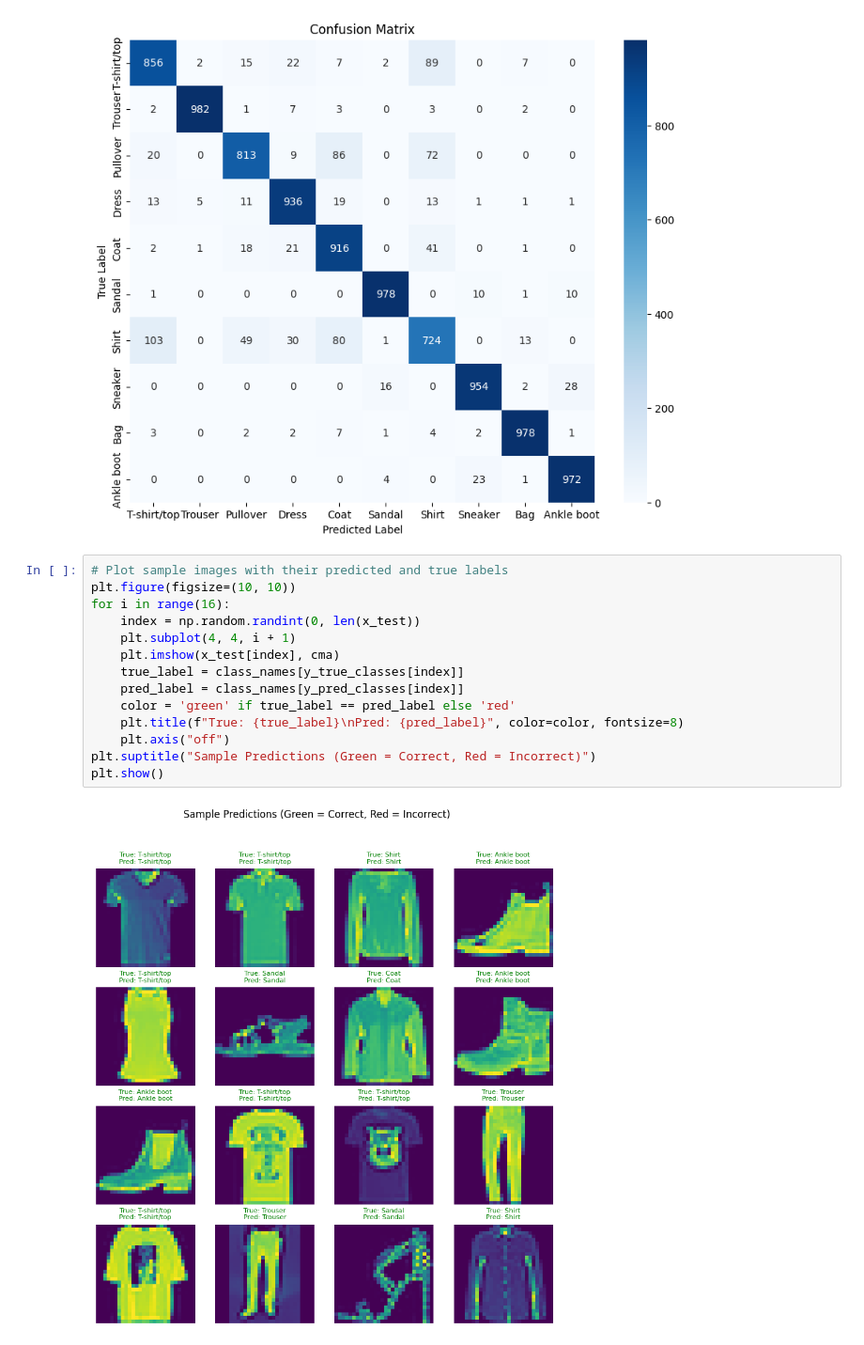
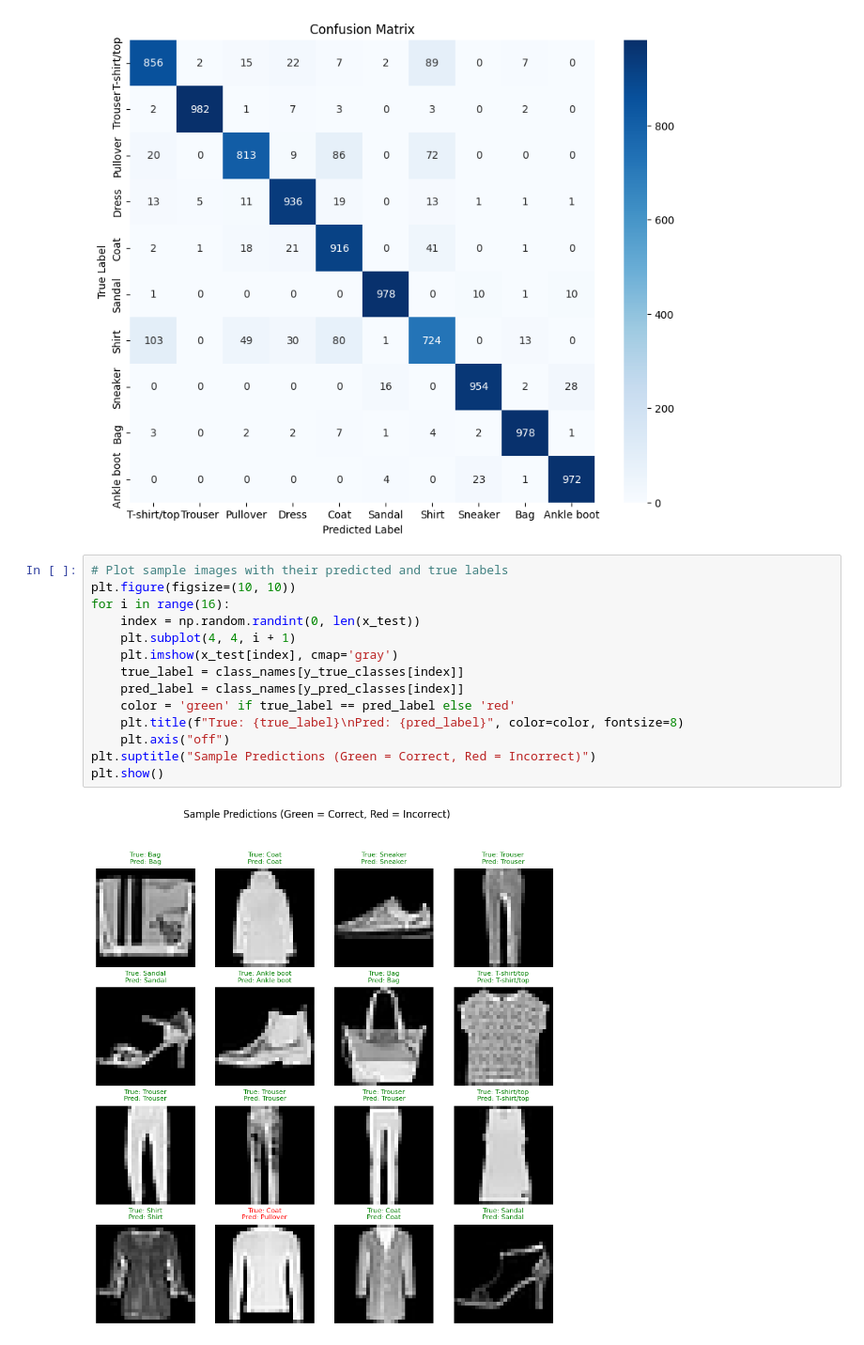
Before and after one commit to Mozoonn/arti560-computer-vision-labs, a Jupyter notebook: lab01-image-classification-cnn/lab01-image-classification-cnn-exercise.ipynb, the cells around one changed output. Shown at 94% size. Drawn from its saved outputs; the diff is of its cells as text.

```diff
--- a/lab01-image-classification-cnn/lab01-image-classification-cnn-exercise.ipynb
+++ b/lab01-image-classification-cnn/lab01-image-classification-cnn-exercise.ipynb
@@ -213,16 +213,16 @@ plt.show()
 # %%
 # Plot sample images with their predicted and true labels
 plt.figure(figsize=(10, 10))
 for i in range(16):
     index = np.random.randint(0, len(x_test))
     plt.subplot(4, 4, i + 1)
-    plt.imshow(x_test[index], cma)
+    plt.imshow(x_test[index], cmap='gray')
     true_label = class_names[y_true_classes[index]]
     pred_label = class_names[y_pred_classes[index]]
     color = 'green' if true_label == pred_label else 'red'
     plt.title(f"True: {true_label}\nPred: {pred_label}", color=color, fontsize=8)
     plt.axis("off")
 plt.suptitle("Sample Predictions (Green = Correct, Red = Incorrect)")
 plt.show()
 # %% [output]
-[figure, old version]
+[figure, new version]
```
Also changed, not shown: 1 other file.
